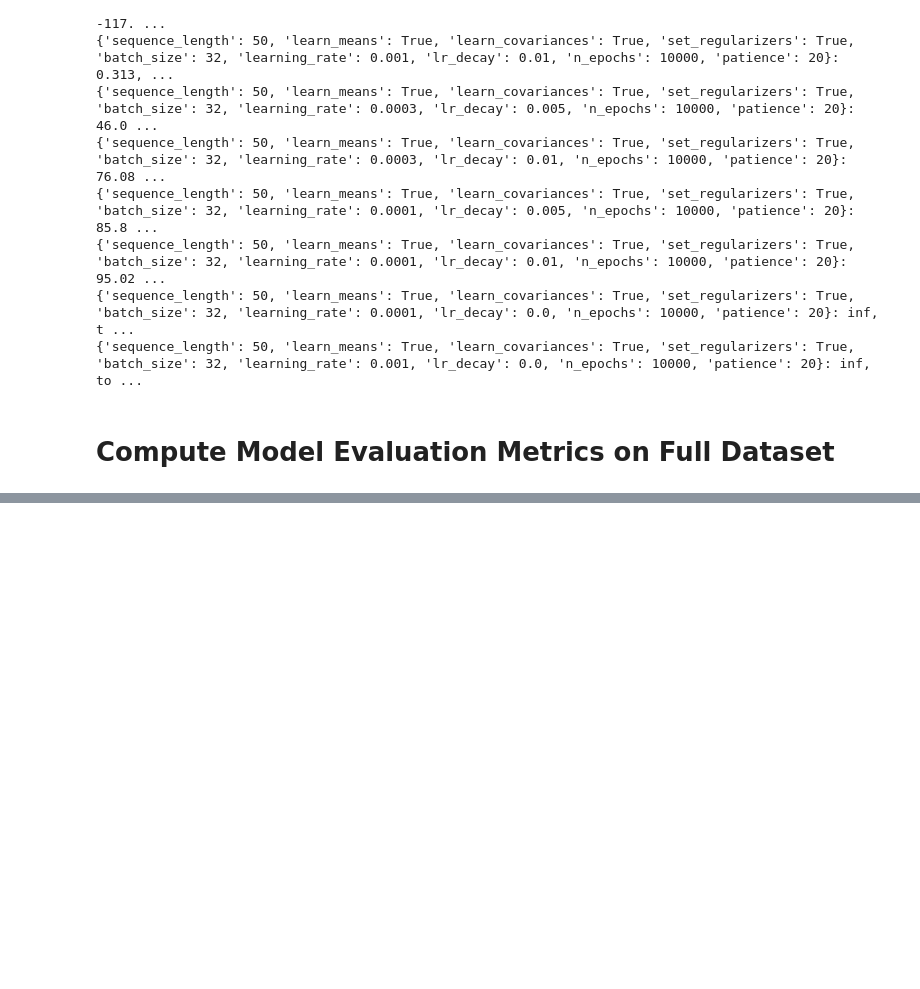
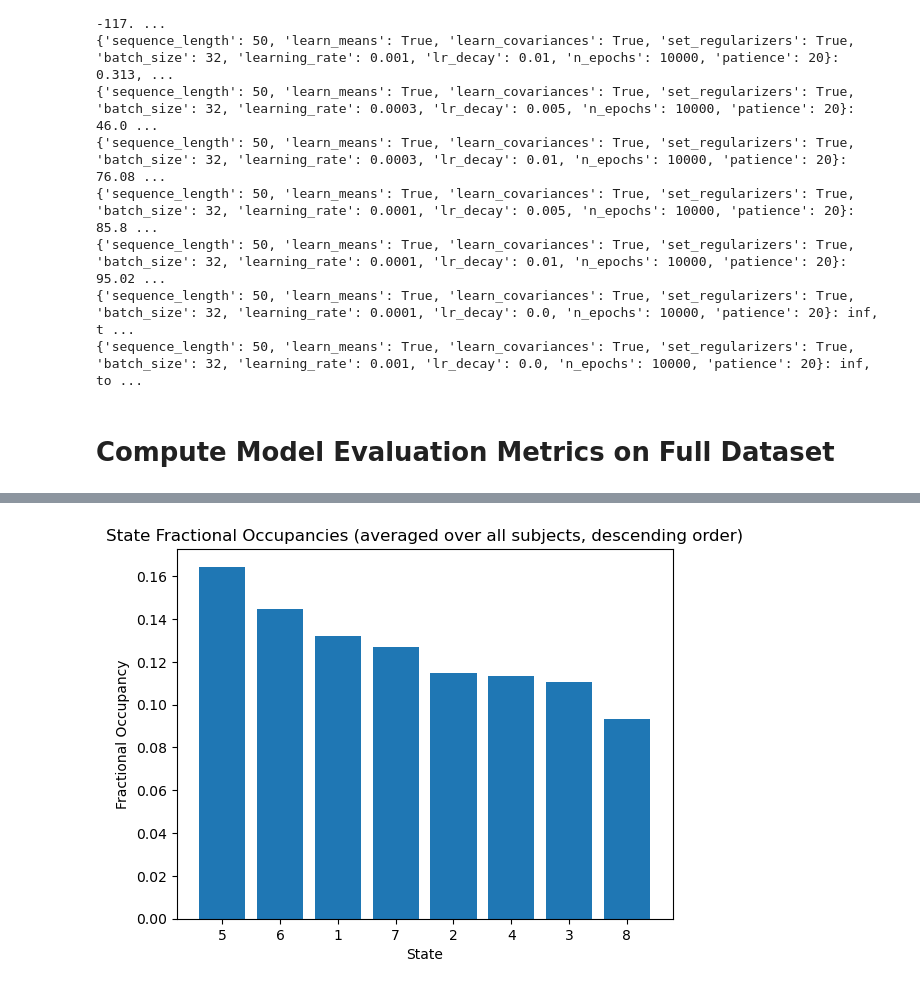
Before and after one commit to efei01/dFNC, a Jupyter notebook: HMM/HMM_analysis_v2.ipynb, the cells around one changed output, grey strips where cells are left out. Cells and saved outputs as stored; diff of their text form; code cells hidden in the pictures; blank space fills up the shorter version.

```diff
--- a/HMM/HMM_analysis_v2.ipynb
+++ b/HMM/HMM_analysis_v2.ipynb
@@ -260,0 +307,7 @@ KeyError: 'realizaations'
+# %%
+alpha_path = f'{inf_params_path}/alp_{optimal_num_states}_states.pkl'
+if os.path.exists(alpha_path):
+    alpha = pickle.load(open(alpha_path, 'rb'))
+else:
+    alpha = model.get_alpha(full_data)
+    pickle.dump(alpha, open(alpha_path, 'wb'))
@@ -260,0 +354,10 @@ KeyError: 'realizaations'
+# %%
+# FO of each state averaged across subjects
+sorted_fos = [] # (state_num, FO)
+mean_fos = np.mean(fo, axis=0)
+for i in range(optimal_num_states):
+    sorted_fos.append((i + 1, mean_fos[i]))
+
+sorted_fos.sort(key=lambda x: x[1], reverse=True)
+for state, f in sorted_fos:
+    print(f"State {state} FO:", f)
@@ -260,0 +373,8 @@ KeyError: 'realizaations'
+# %%
+plt.bar(x=[str(x[0]) for x in sorted_fos], height=[x[1] for x in sorted_fos])
+plt.title("State Fractional Occupancies (averaged over all subjects, descending order)")
+plt.xlabel("State")
+plt.ylabel("Fractional Occupancy")
+plt.show()
+# %% [output]
+[figure, added]
```
Also changed, not shown: parts of 27 cells of this notebook, 3 other files.
